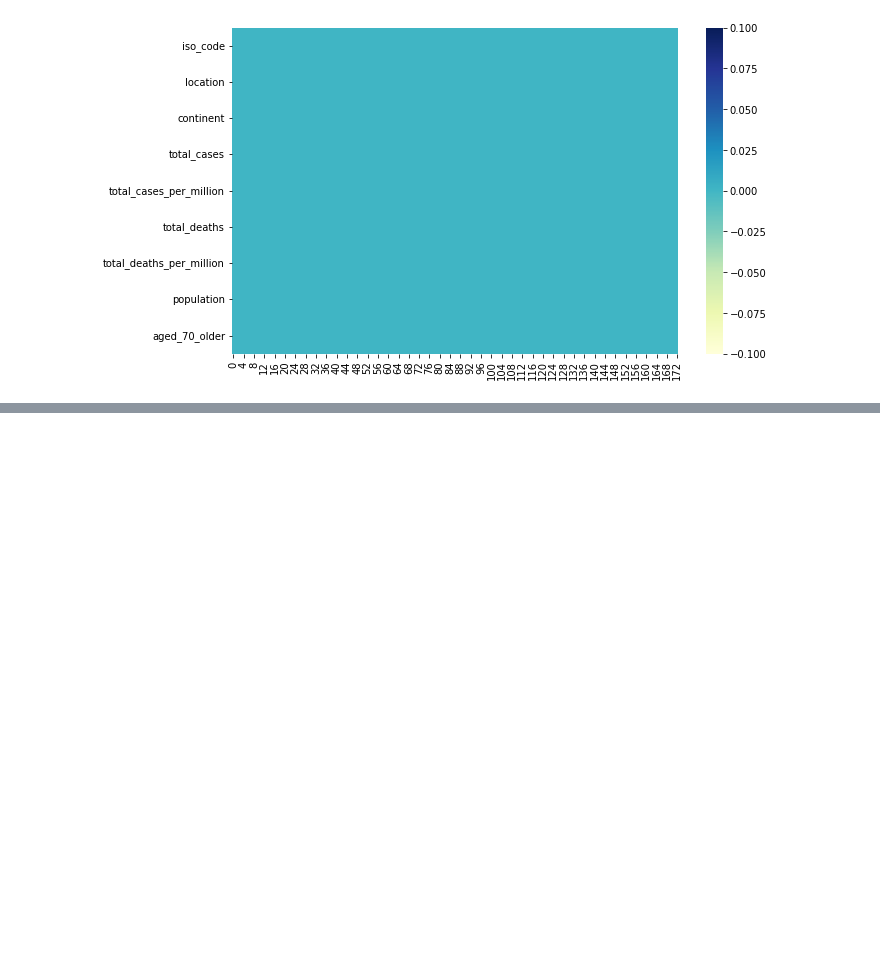
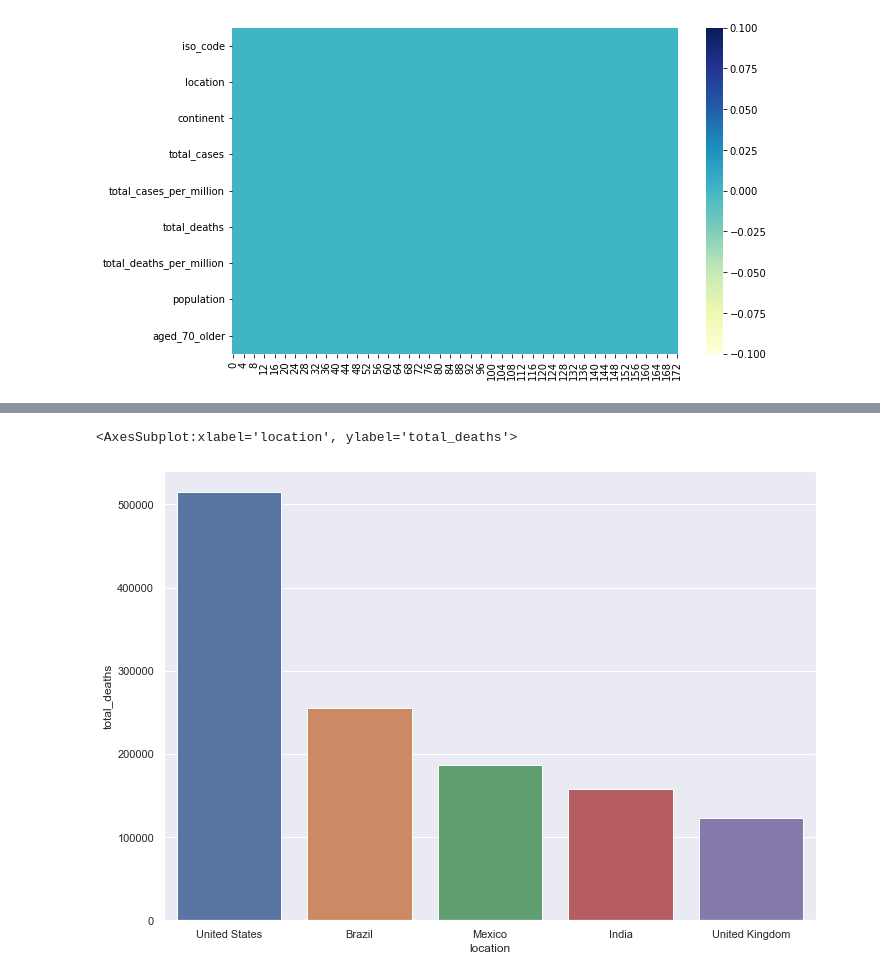
Before and after one commit to minhtri1610/covidEDA, a Jupyter notebook: dashboad.ipynb, the cells around one changed output, grey strips where cells are left out. Drawn from its saved outputs; the diff is of its cells as text; code cells hidden in the pictures; blank space fills up the shorter version.

```diff
--- a/dashboad.ipynb
+++ b/dashboad.ipynb
@@ -82,0 +82,12 @@ data[data['location'] == 'Vietnam']
+# %%
+
+#top 5 quốc gia có số ca tử vong cao nhất
+data_desc_death = data.sort_values(by='total_deaths', ascending=False)
+top_death_5th = data_desc_death.head(5)
+top_death_5th[['location','total_deaths']]
+
+sns.set(rc={'figure.figsize':(11.7,8.27)})
+sns.barplot(x="location", y='total_deaths', data=top_death_5th, ci=0)
+# %% [output]
+<AxesSubplot:xlabel='location', ylabel='total_deaths'>
+[figure, added]
```
Also changed, not shown: parts of 12 cells of this notebook.
